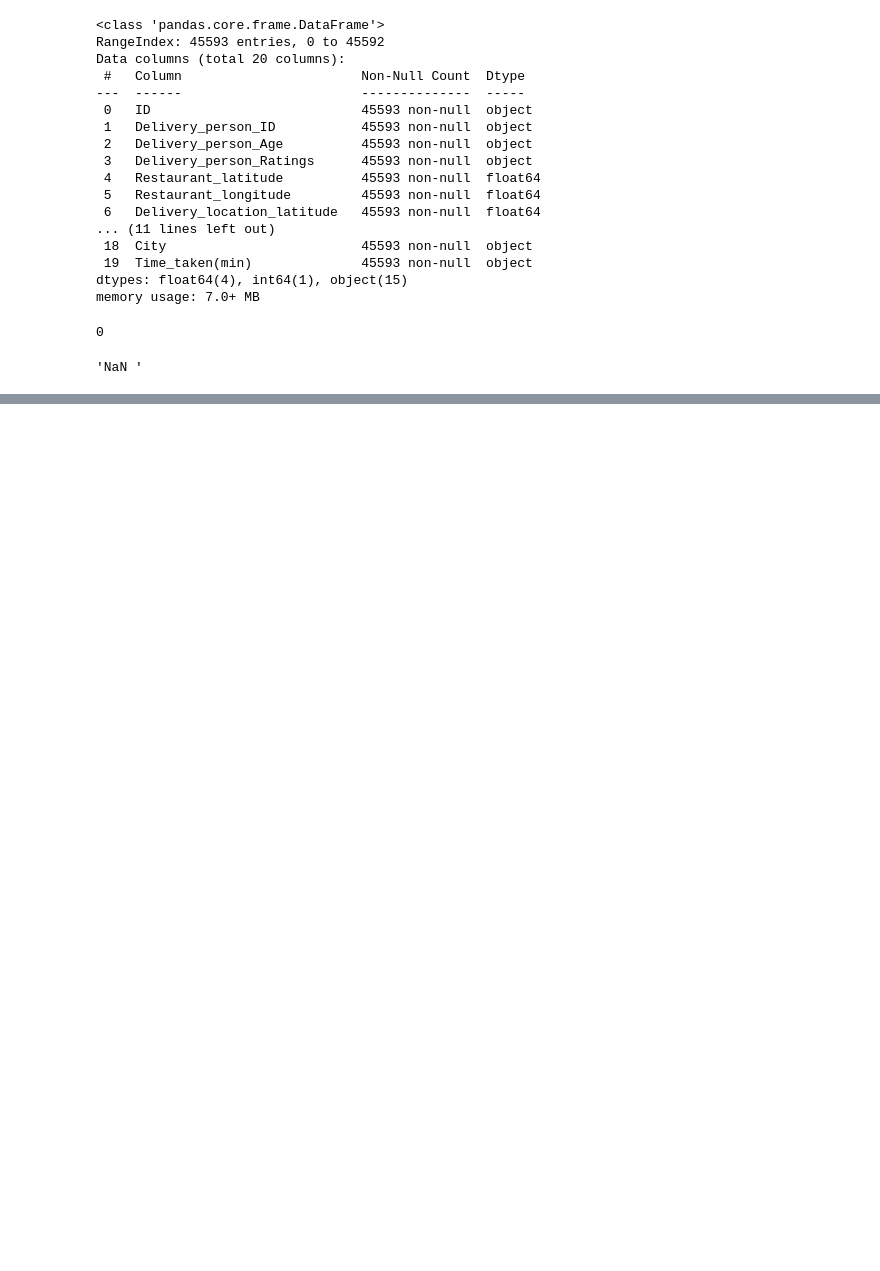
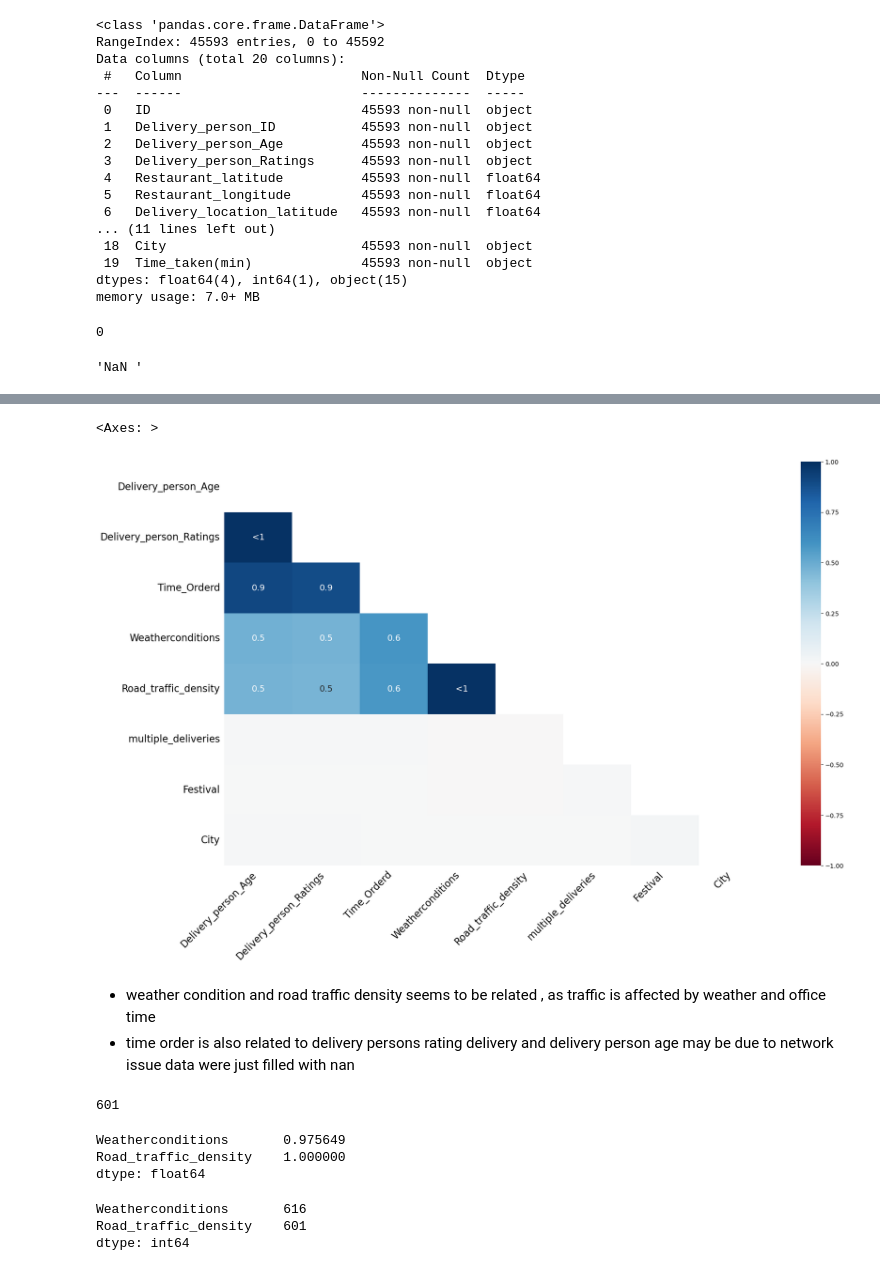
Before and after one commit to rabin20-04/delivery_time_prediction, a Jupyter notebook: delivery_t_pred.ipynb, the cells around one changed output, grey strips where cells are left out. Saved outputs shown, nothing was run; the diff lists cells and outputs as text; code cells hidden in the pictures; blank space fills up the shorter version.

```diff
--- a/delivery_t_pred.ipynb
+++ b/delivery_t_pred.ipynb
@@ -255,0 +219,24 @@ Name: count, Length: 177, dtype: int64
+# %%
+msno.heatmap(missing_df)
+# %% [output]
+<Axes: >
+[figure, added]
+# %% [markdown]
+- weather condition and road traffic density seems to be related , as traffic is   affected by weather and office time
+- time order is also related to delivery persons rating delivery and delivery person age may be due to network issue data were just filled with nan
+# %%
+missing_df.Road_traffic_density.isna().sum()
+# %% [output]
+601
+# %%
+missing_df[["Weatherconditions","Road_traffic_density"]].isna().all(axis=1).sum()/missing_df[["Weatherconditions","Road_traffic_density"]].isna().sum()
+# %% [output]
+Weatherconditions       0.975649
+Road_traffic_density    1.000000
+dtype: float64
+# %%
+missing_df[["Weatherconditions","Road_traffic_density"]].isna().sum()
+# %% [output]
+Weatherconditions       616
+Road_traffic_density    601
+dtype: int64
```
Also changed, not shown: parts of 24 cells of this notebook.
